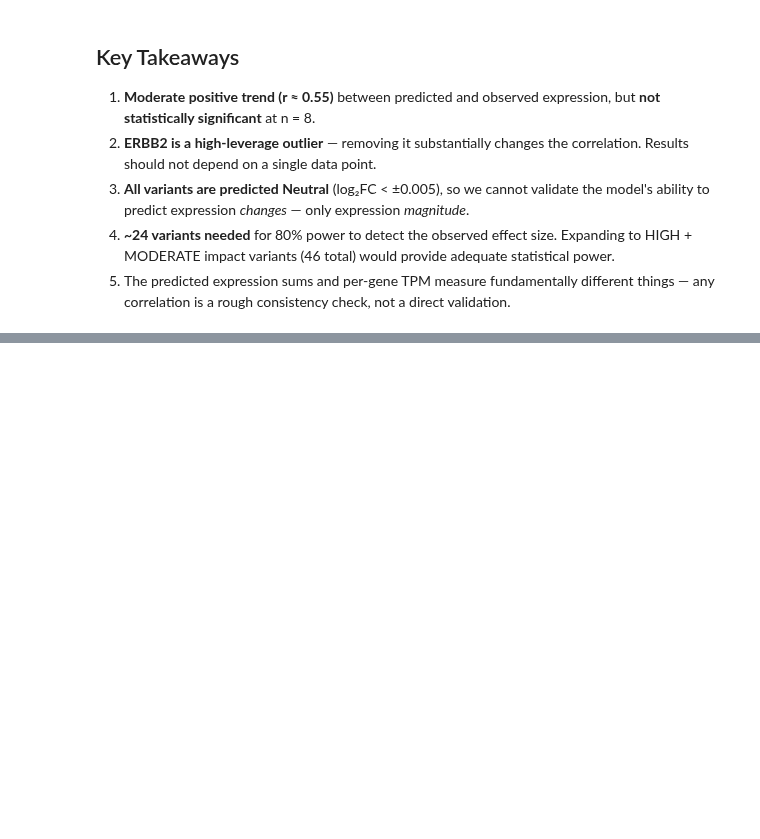
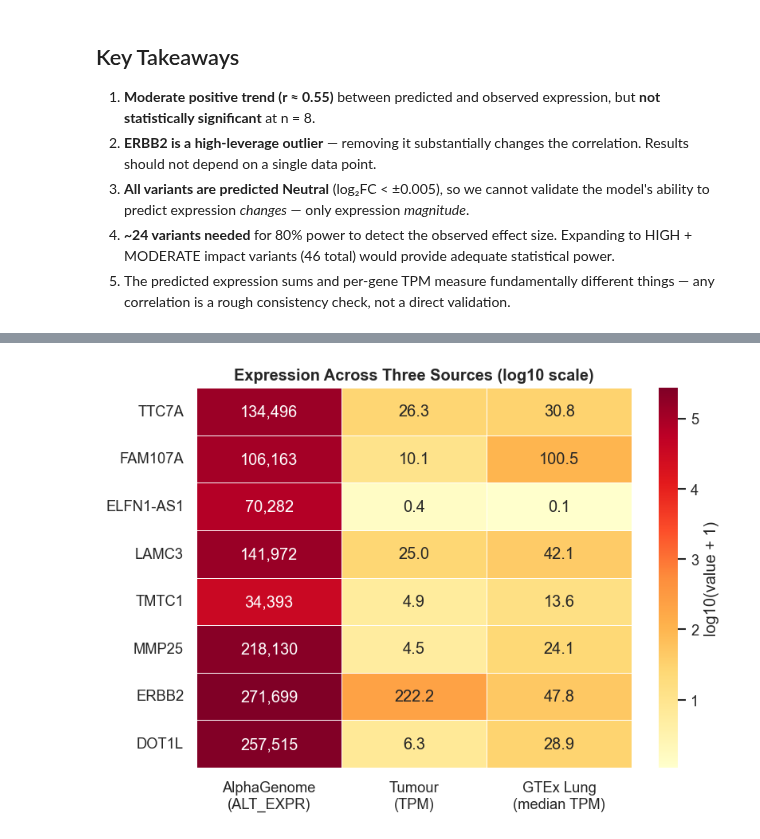
Before and after one commit to lexievu/variant-to-expression-analysis, a Jupyter notebook: notebooks/prediction_vs_rnaseq.ipynb, the cells around one changed output, grey strips where cells are left out. Cells and saved outputs as stored; diff of their text form; code cells hidden in the pictures; blank space fills up the shorter version.

```diff
--- a/notebooks/prediction_vs_rnaseq.ipynb
+++ b/notebooks/prediction_vs_rnaseq.ipynb
@@ -428,0 +583,24 @@ Sample size needed for 80% power at r = 0.548: n = 24
+# %%
+# Build a 3-source expression heatmap
+heat_expr = df_with_gtex.set_index("GENE")[["ALT_EXPR", "OBSERVED_TPM", "GTEX_LUNG_TPM"]].copy()
+heat_expr.columns = ["AlphaGenome\n(ALT_EXPR)", "Tumour\n(TPM)", "GTEx Lung\n(median TPM)"]
+
+# Log10 transform for comparable scale
+heat_log = np.log10(heat_expr + 1)
+
+# Annotation with original values
+annot_orig = heat_expr.copy()
+annot_orig["AlphaGenome\n(ALT_EXPR)"] = annot_orig["AlphaGenome\n(ALT_EXPR)"].map(lambda v: f"{v:,.0f}")
+annot_orig["Tumour\n(TPM)"] = annot_orig["Tumour\n(TPM)"].map(lambda v: f"{v:.1f}")
+annot_orig["GTEx Lung\n(median TPM)"] = annot_orig["GTEx Lung\n(median TPM)"].map(lambda v: f"{v:.1f}")
+
+fig, ax = plt.subplots(figsize=(7, 5))
+sns.heatmap(heat_log, annot=annot_orig.values, fmt="",
+            cmap="YlOrRd", linewidths=0.5,
+            cbar_kws={"label": "log10(value + 1)"}, ax=ax)
+ax.set_title("Expression Across Three Sources (log10 scale)", fontweight="bold")
+ax.set_ylabel("")
+plt.tight_layout()
+plt.show()
+# %% [output]
+[figure, added]
```
Also changed, not shown: parts of 10 cells of this notebook, 4 other files.
